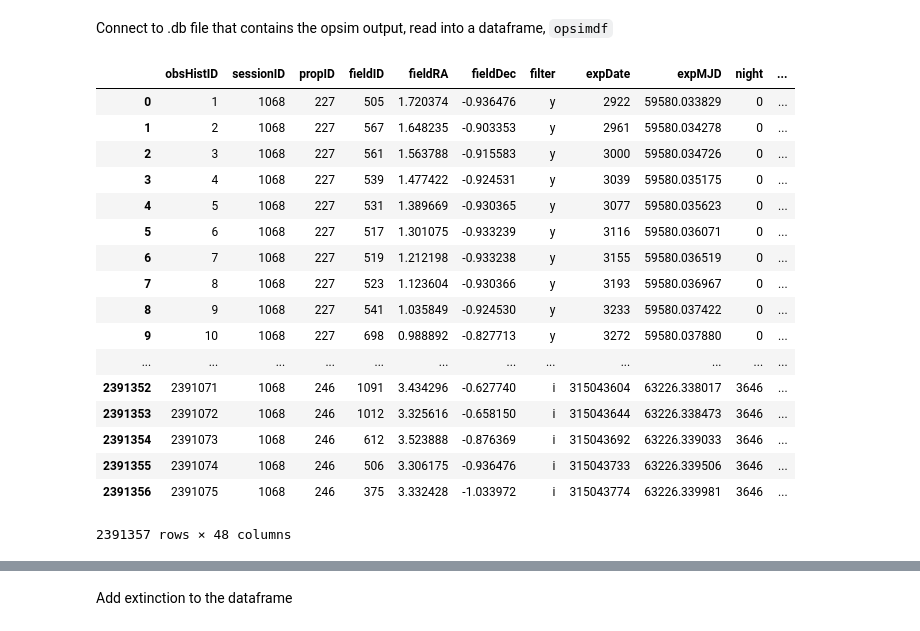
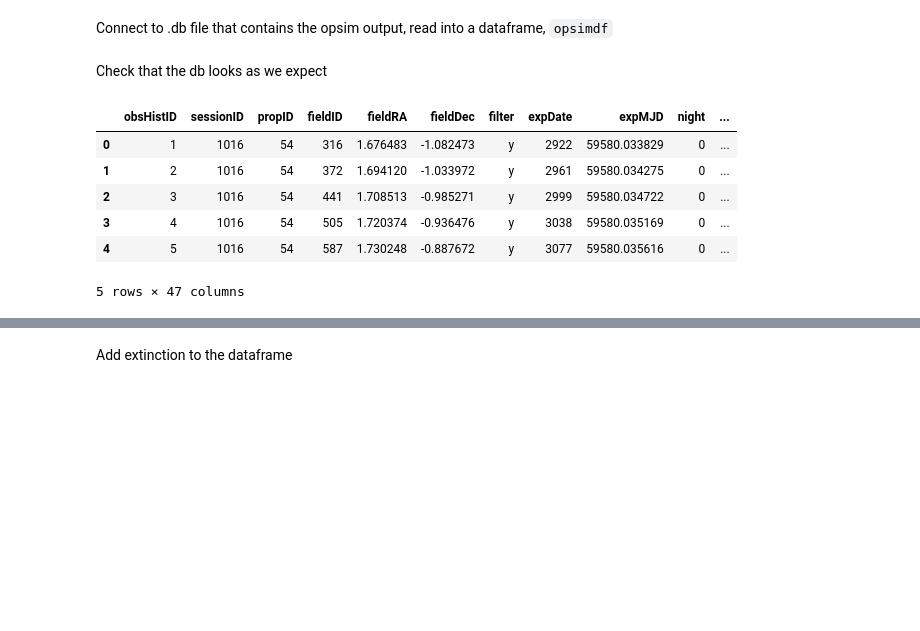
Before and after one commit to RobFirth/LSST_tools, a Jupyter notebook: lsst_tools/sims/notebooks/simulate_lightcurve_LSST_cadence.ipynb, the cells around one changed output, grey strips where cells are left out. Cells and saved outputs as stored; diff of their text form; code cells hidden in the pictures; blank space fills up the shorter version.

```diff
--- a/lsst_tools/sims/notebooks/simulate_lightcurve_LSST_cadence.ipynb
+++ b/lsst_tools/sims/notebooks/simulate_lightcurve_LSST_cadence.ipynb
@@ -68,27 +68,18 @@ opsimdbpath = "/Users/berto/data/LSST/OpSimOutputDBs/minion_1016_sqlite.db"
 
 conn = create_engine('sqlite:///'+opsimdbpath, echo = False)
 opsimdf = pd.read_sql_table('Summary', con=conn)
+# %% [markdown]
+Check that the db looks as we expect
 # %%
-opsimdf
+opsimdf.head()
 # %% [output]
 |  | obsHistID | sessionID | propID | fieldID | fieldRA | fieldDec | filter | expDate | expMJD | night | ... |
-| 0 | 1 | 1068 | 227 | 505 | 1.720374 | -0.936476 | y | 2922 | 59580.033829 | 0 | ... |
-| 1 | 2 | 1068 | 227 | 567 | 1.648235 | -0.903353 | y | 2961 | 59580.034278 | 0 | ... |
-| 2 | 3 | 1068 | 227 | 561 | 1.563788 | -0.915583 | y | 3000 | 59580.034726 | 0 | ... |
-| 3 | 4 | 1068 | 227 | 539 | 1.477422 | -0.924531 | y | 3039 | 59580.035175 | 0 | ... |
-| 4 | 5 | 1068 | 227 | 531 | 1.389669 | -0.930365 | y | 3077 | 59580.035623 | 0 | ... |
-| 5 | 6 | 1068 | 227 | 517 | 1.301075 | -0.933239 | y | 3116 | 59580.036071 | 0 | ... |
-| 6 | 7 | 1068 | 227 | 519 | 1.212198 | -0.933238 | y | 3155 | 59580.036519 | 0 | ... |
-| 7 | 8 | 1068 | 227 | 523 | 1.123604 | -0.930366 | y | 3193 | 59580.036967 | 0 | ... |
-| 8 | 9 | 1068 | 227 | 541 | 1.035849 | -0.924530 | y | 3233 | 59580.037422 | 0 | ... |
-| 9 | 10 | 1068 | 227 | 698 | 0.988892 | -0.827713 | y | 3272 | 59580.037880 | 0 | ... |
-| ... | ... | ... | ... | ... | ... | ... | ... | ... | ... | ... | ... |
-| 2391352 | 2391071 | 1068 | 246 | 1091 | 3.434296 | -0.627740 | i | 315043604 | 63226.338017 | 3646 | ... |
-| 2391353 | 2391072 | 1068 | 246 | 1012 | 3.325616 | -0.658150 | i | 315043644 | 63226.338473 | 3646 | ... |
-| 2391354 | 2391073 | 1068 | 246 | 612 | 3.523888 | -0.876369 | i | 315043692 | 63226.339033 | 3646 | ... |
-| 2391355 | 2391074 | 1068 | 246 | 506 | 3.306175 | -0.936476 | i | 315043733 | 63226.339506 | 3646 | ... |
-| 2391356 | 2391075 | 1068 | 246 | 375 | 3.332428 | -1.033972 | i | 315043774 | 63226.339981 | 3646 | ... |
+| 0 | 1 | 1016 | 54 | 316 | 1.676483 | -1.082473 | y | 2922 | 59580.033829 | 0 | ... |
+| 1 | 2 | 1016 | 54 | 372 | 1.694120 | -1.033972 | y | 2961 | 59580.034275 | 0 | ... |
+| 2 | 3 | 1016 | 54 | 441 | 1.708513 | -0.985271 | y | 2999 | 59580.034722 | 0 | ... |
+| 3 | 4 | 1016 | 54 | 505 | 1.720374 | -0.936476 | y | 3038 | 59580.035169 | 0 | ... |
+| 4 | 5 | 1016 | 54 | 587 | 1.730248 | -0.887672 | y | 3077 | 59580.035616 | 0 | ... |
-2391357 rows × 48 columns
+5 rows × 47 columns
 # %%
 #%%timeit ## The slowest run took 39.04 times longer than the fastest. This could mean that an intermediate result is being cached.
 #         ## 1000 loops, best of 3: 246 µs per loop
```
Also changed, not shown: parts of 17 cells of this notebook.
